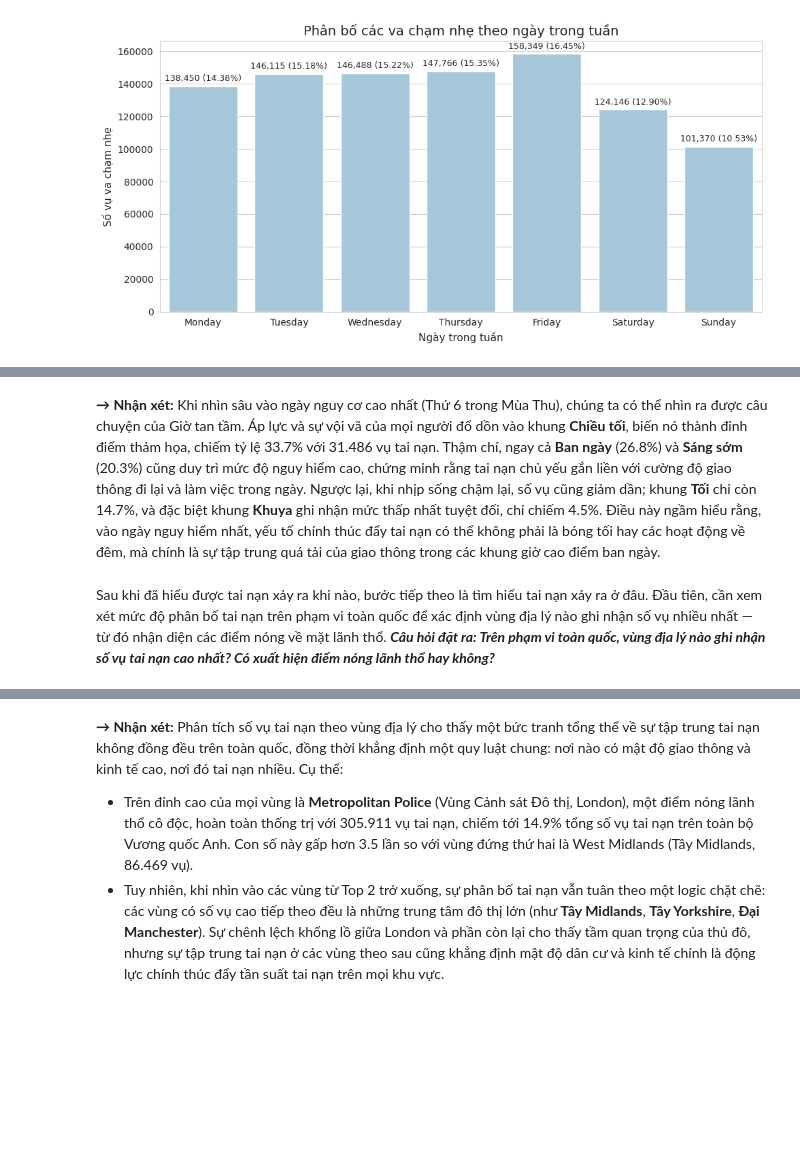
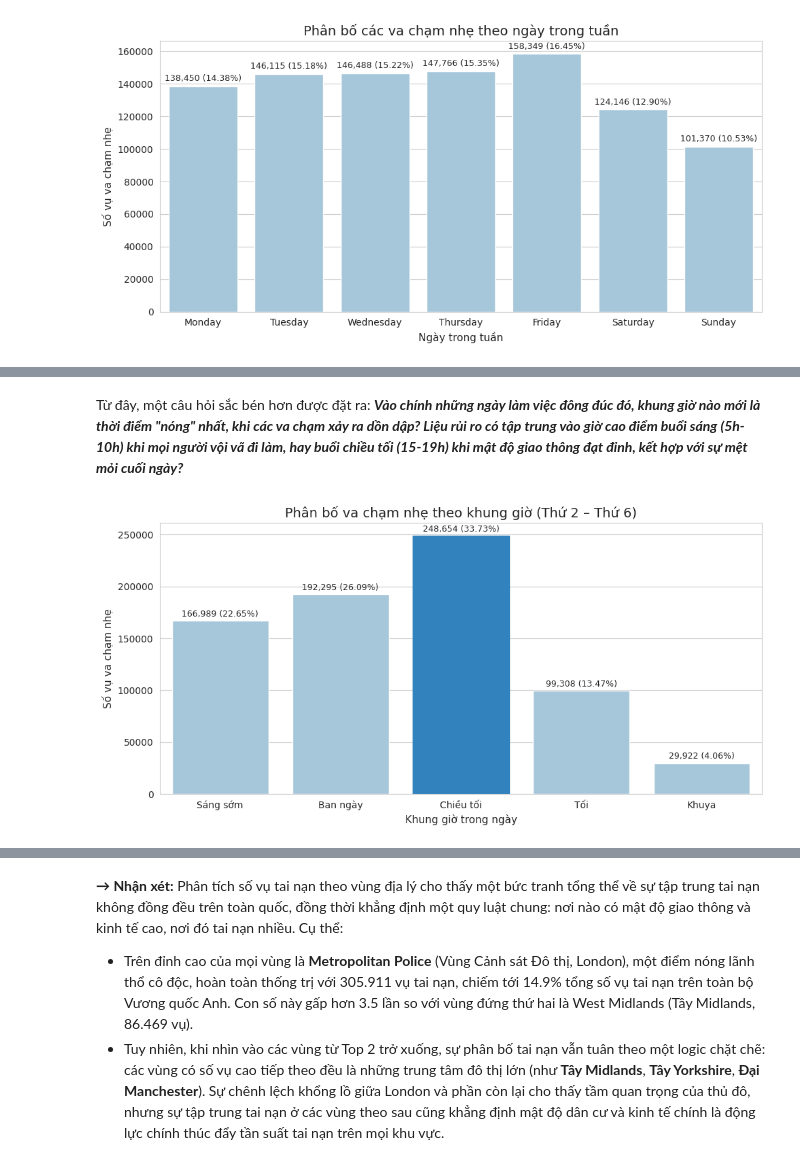
Before and after one commit to mihhwiNick/DA_project, a Jupyter notebook: UK_Road_Traffic_Accident_DA.ipynb, the cells around one changed output, grey strips where cells are left out. Saved outputs shown, nothing was run; the diff lists cells and outputs as text; code cells hidden in the pictures; blank space fills up the shorter version.

```diff
--- a/UK_Road_Traffic_Accident_DA.ipynb
+++ b/UK_Road_Traffic_Accident_DA.ipynb
@@ -1131,6 +1134,8 @@ Sau khi xác định được bức tranh theo mùa, chúng ta cần đi sâu th
 # %%
 # Lọc các va chạm nhẹ
 slight_data = merged_data[merged_data['Accident_Severity'] == 'Slight']
+
+total = len(slight_data)
 
 order = [
     'Monday', 'Tuesday', 'Wednesday',
@@ -1200,5 +1181,0 @@ plt.show()
-# %% [markdown]
-**→ Nhận xét:** Khi nhìn sâu vào ngày nguy cơ cao nhất (Thứ 6 trong Mùa Thu), chúng ta có thể nhìn ra được câu chuyện của Giờ tan tầm. Áp lực và sự vội vã của mọi người đổ dồn vào khung **Chiều tối**, biến nó thành đỉnh điểm thảm họa, chiếm tỷ lệ 33.7% với 31.486 vụ tai nạn. Thậm chí, ngay cả **Ban ngày** (26.8%) và **Sáng sớm** (20.3%) cũng duy trì mức độ nguy hiểm cao, chứng minh rằng tai nạn chủ yếu gắn liền với cường độ giao thông đi lại và làm việc trong ngày. Ngược lại, khi nhịp sống chậm lại, số vụ cũng giảm dần; khung **Tối** chỉ còn 14.7%, và đặc biệt khung **Khuya** ghi nhận mức thấp nhất tuyệt đối, chỉ chiếm 4.5%. Điều này ngầm hiểu rằng, vào ngày nguy hiểm nhất, yếu tố chính thúc đẩy tai nạn có thể không phải là bóng tối hay các hoạt động về đêm, mà chính là sự tập trung quá tải của giao thông trong các khung giờ cao điểm ban ngày.
-# %% [markdown]
-Sau khi đã hiểu được tai nạn xảy ra khi nào, bước tiếp theo là tìm hiểu tai nạn xảy ra ở đâu.
-Đầu tiên, cần xem xét mức độ phân bố tai nạn trên phạm vi toàn quốc để xác định vùng địa lý nào ghi nhận số vụ nhiều nhất — từ đó nhận diện các điểm nóng về mặt lãnh thổ. ***Câu hỏi đặt ra: Trên phạm vi toàn quốc, vùng địa lý nào ghi nhận số vụ tai nạn cao nhất? Có xuất hiện điểm nóng lãnh thổ hay không?***
@@ -1233,0 +1182,49 @@ plt.show()
+# %% [markdown]
+Từ đây, một câu hỏi sắc bén hơn được đặt ra: ***Vào chính những ngày làm việc đông đúc đó, khung giờ nào mới là thời điểm "nóng" nhất, khi các va chạm xảy ra dồn dập? Liệu rủi ro có tập trung vào giờ cao điểm buổi sáng (5h-10h) khi mọi người vội vã đi làm, hay buổi chiều tối (15-19h) khi mật độ giao thông đạt đỉnh, kết hợp với sự mệt mỏi cuối ngày?***
+# %%
+slight_data = merged_data[merged_data['Accident_Severity'] == 'Slight']
+
+weekday_data = slight_data[
+    slight_data['Day_of_Week'].isin(
+        ['Monday', 'Tuesday', 'Wednesday', 'Thursday', 'Friday']
+    )
+]
+
+time_order = ['Sáng sớm', 'Ban ngày', 'Chiều tối', 'Tối', 'Khuya']
+
+plt.figure(figsize=(10, 5))
+
+ax = sns.countplot(
+    data=weekday_data,
+    x='Time_period',
+    order=time_order,
+    color='#9ECAE1'
+)
+
+plt.title("Phân bố va chạm nhẹ theo khung giờ (Thứ 2 – Thứ 6)", fontsize=14)
+plt.xlabel("Khung giờ trong ngày", fontsize=11)
+plt.ylabel("Số vụ va chạm nhẹ", fontsize=11)
+
+total = len(weekday_data)
+max_count = max(p.get_height() for p in ax.patches)
+
+for p in ax.patches:
+    count = int(p.get_height())
+    pct = count / total * 100
+
+    if count == max_count:
+        p.set_color('#3182BD')
+
+    ax.text(
+        p.get_x() + p.get_width() / 2,
+        count + total * 0.003,
+        f"{count:,} ({pct:.2f}%)",
+        ha='center',
+        va='bottom',
+        fontsize=9
+    )
+
+plt.tight_layout()
+plt.show()
+# %% [output]
+[figure, added]
```
Also changed, not shown: parts of 11 cells of this notebook.
